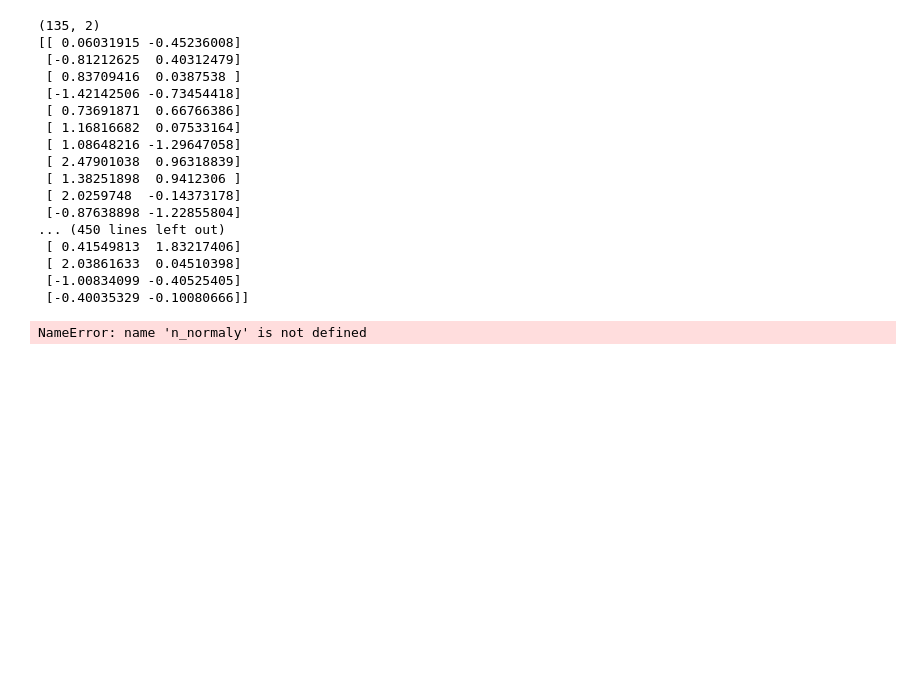
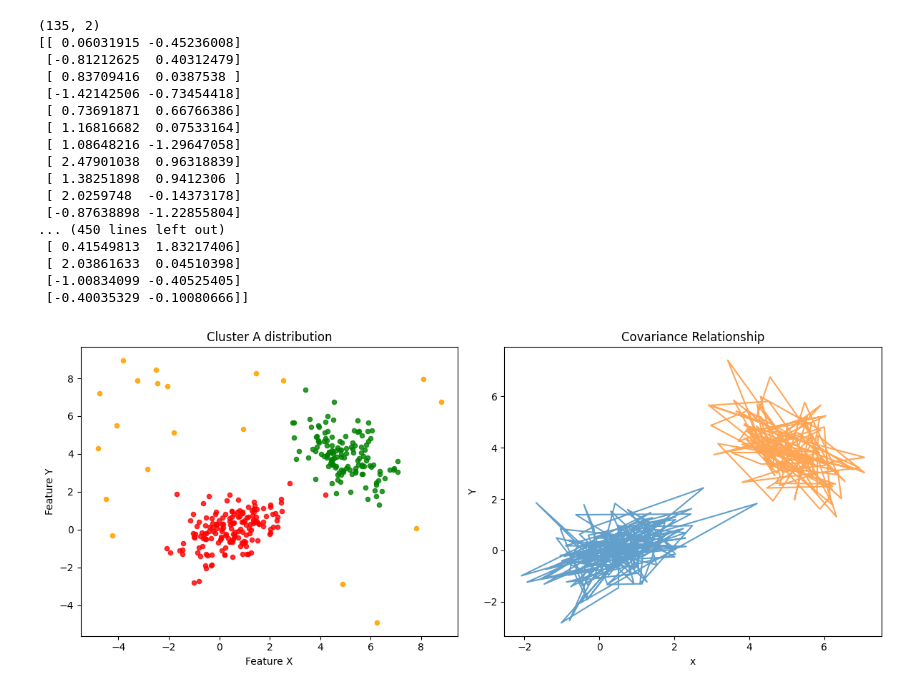
Before and after one commit to iws3/MarkGPT, a Jupyter notebook: contributors/gita/module-3/anomaly_detection_ml.ipynb, the cells around one changed output. Saved outputs shown, nothing was run; the diff lists cells and outputs as text; code cells hidden in the pictures; blank space fills up the shorter version.

```diff
--- a/contributors/gita/module-3/anomaly_detection_ml.ipynb
+++ b/contributors/gita/module-3/anomaly_detection_ml.ipynb
@@ -26,7 +26,7 @@ def generate_dataset(n_normal=300, n_nomaly=20, seed=42):
     return cluster_a, cluster_b, x_anom_raw
 # %%
 cluster_a, cluster_b, x_anom_raw=generate_dataset()
-def visualize_cluster_a(cluster_a=cluster_a, cluster_b=cluster_b, x_anom_raw=x_anom_raw, n_nomaly=20):
+def visualize_cluster_a(cluster_a=cluster_a, cluster_b=cluster_b, x_anom_raw=x_anom_raw, n_normaly=20):
      # filter out accidental anmalies near the cluster
     dists=np.minimum(
         np.linalg.norm(x_anom_raw - [0,0], axis=1),
@@ -53,34 +53,34 @@ def visualize_cluster_a(cluster_a=cluster_a, cluster_b=cluster_b, x_anom_raw=x_a
     axes[0].scatter(x2, y2, alpha=0.8, s=20, color="green")
     axes[0].scatter(x3, y3, alpha=0.9, s=20, color="orange")
 
     # PLOT 2: X vs Y relationship
     axes[1].plot(x1, y1, '-', alpha=0.7)
     axes[1].plot(x2, y2, '-', alpha=0.7)
     axes[1].set_title("Covariance Relationship")
     axes[1].set_xlabel("x")
     axes[1].set_ylabel("Y")
     plt.tight_layout()
     plt.show()
 visualize_cluster_a()
 # %% [output]
 (135, 2)
 [[ 0.06031915 -0.45236008]
  [-0.81212625  0.40312479]
  [ 0.83709416  0.0387538 ]
  [-1.42142506 -0.73454418]
  [ 0.73691871  0.66766386]
  [ 1.16816682  0.07533164]
  [ 1.08648216 -1.29647058]
  [ 2.47901038  0.96318839]
  [ 1.38251898  0.9412306 ]
  [ 2.0259748  -0.14373178]
  [-0.87638898 -1.22855804]
 ... (450 lines left out)
  [ 0.41549813  1.83217406]
  [ 2.03861633  0.04510398]
  [-1.00834099 -0.40525405]
  [-0.40035329 -0.10080666]]
-NameError: name 'n_normaly' is not defined
+[figure, added]
 # %%
 cluster_a, cluster_b=generate_dataset()
 
```
Also changed, not shown: 1 other file.
